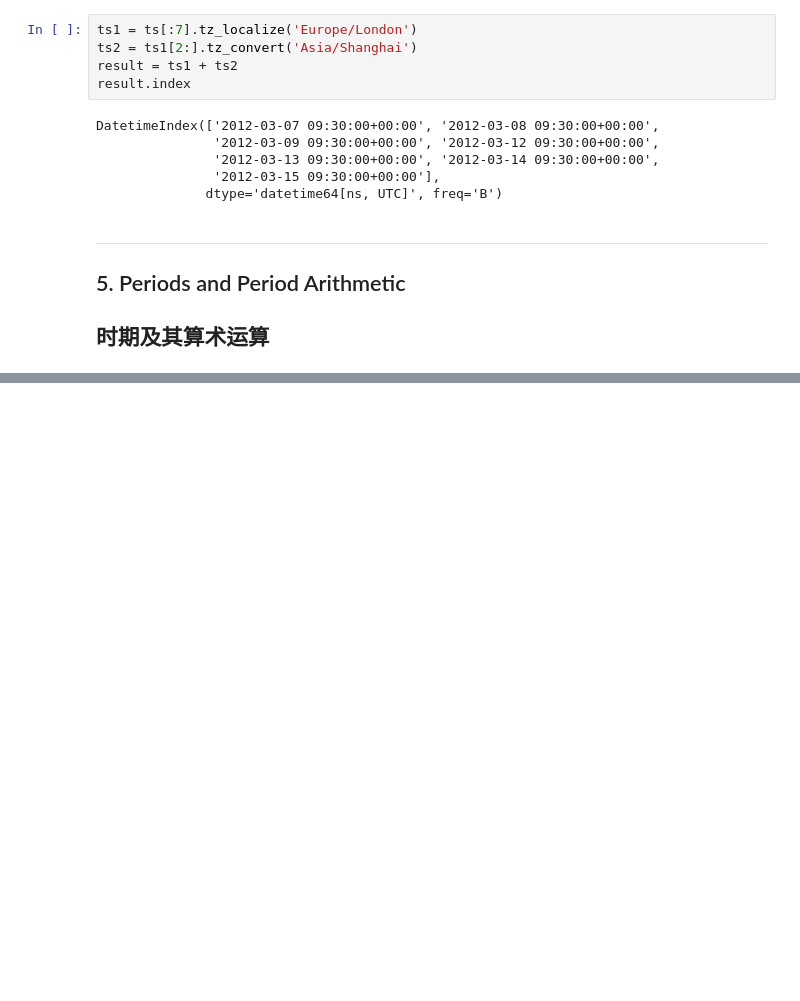
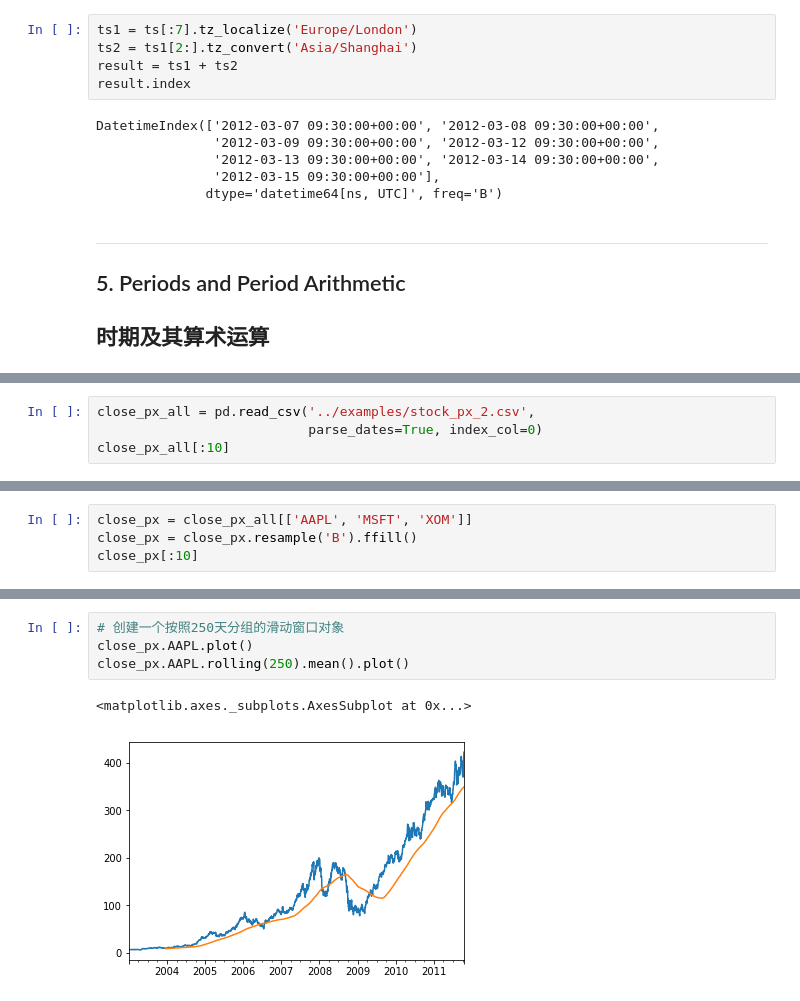
Before and after one commit to Jiachengciel/Data_Analysis, a Jupyter notebook: Task7_TimeSeries/11. Time Series.ipynb, the cells around one changed output, grey strips where cells are left out. Saved outputs shown, nothing was run; the diff lists cells and outputs as text; blank space fills up the shorter version.

```diff
--- a/Task7_TimeSeries/11. Time Series.ipynb
+++ b/Task7_TimeSeries/11. Time Series.ipynb
@@ -702,0 +1131,4 @@ DatetimeIndex(['2012-03-07 09:30:00+00:00', '2012-03-08 09:30:00+00:00',
+# %%
+close_px_all = pd.read_csv('../examples/stock_px_2.csv',
+                           parse_dates=True, index_col=0)
+close_px_all[:10]
@@ -702,0 +1147,4 @@ DatetimeIndex(['2012-03-07 09:30:00+00:00', '2012-03-08 09:30:00+00:00',
+# %%
+close_px = close_px_all[['AAPL', 'MSFT', 'XOM']]
+close_px = close_px.resample('B').ffill()
+close_px[:10]
@@ -702,0 +1163,7 @@ DatetimeIndex(['2012-03-07 09:30:00+00:00', '2012-03-08 09:30:00+00:00',
+# %%
+# 创建一个按照250天分组的滑动窗口对象
+close_px.AAPL.plot()
+close_px.AAPL.rolling(250).mean().plot()
+# %% [output]
+<matplotlib.axes._subplots.AxesSubplot at 0x...>
+[figure, added]
```
Also changed, not shown: parts of 77 cells of this notebook.
